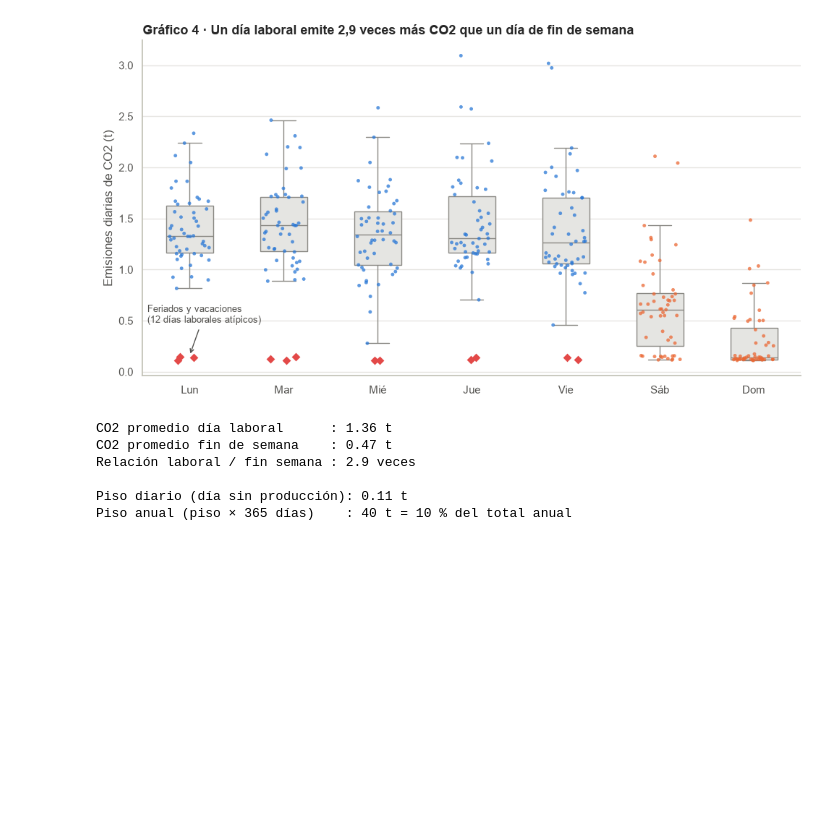
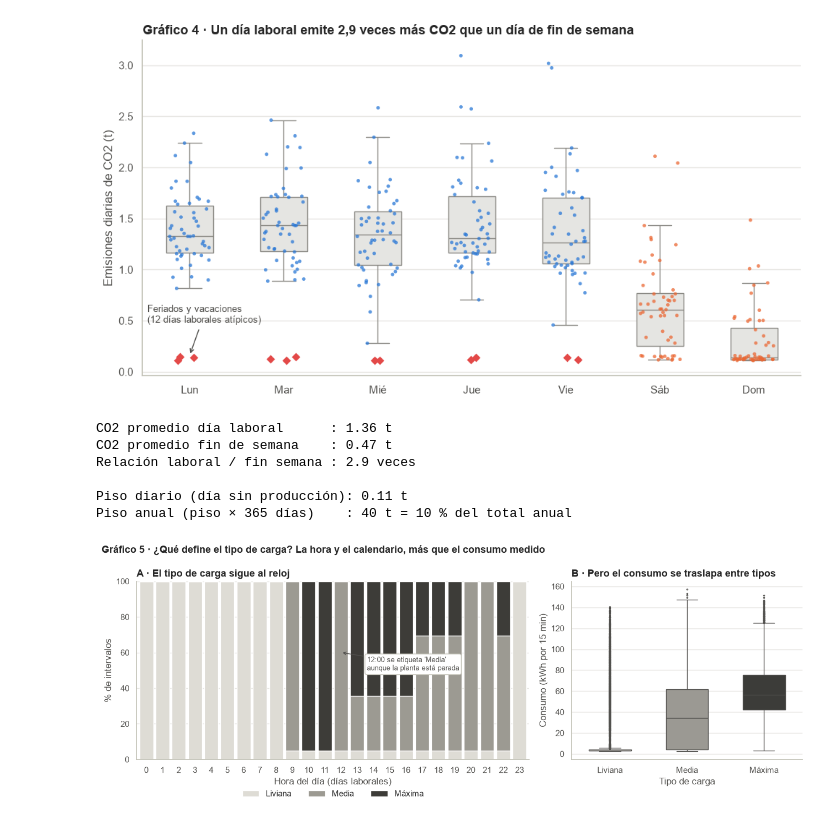
Before and after one commit to mariacaro-freefire/steel-energy-analytics, a Jupyter notebook: notebooks/02_EDA.ipynb, the cells around one changed output. Saved outputs shown, nothing was run; the diff lists cells and outputs as text; code cells hidden in the pictures; blank space fills up the shorter version.

Commit message:
EDA: gráfico 5 de tipo de carga y regla de calendario

```diff
--- a/notebooks/02_EDA.ipynb
+++ b/notebooks/02_EDA.ipynb
@@ -442,3 +442,59 @@ Relación laboral / fin semana : 2.9 veces
 
 Piso diario (día sin producción): 0.11 t
 Piso anual (piso × 365 días)    : 40 t = 10 % del total anual
+# %%
+# =============================================================
+# Celda 13: GRÁFICO 5 - ¿Qué define el tipo de carga?
+# =============================================================
+# Colores: tipo_carga tiene ORDEN (liviana < media < máxima), así que usamos
+# una escala secuencial de un solo tono, de claro a oscuro.
+# Más oscuro = más carga. Un arcoíris confundiría ese orden.
+COLORES_CARGA = {"Light_Load": "#dedcd5", "Medium_Load": "#9c9a92", "Maximum_Load": "#3d3c38"}
+NOMBRES_CARGA = {"Light_Load": "Liviana", "Medium_Load": "Media", "Maximum_Load": "Máxima"}
+TIPOS = ["Light_Load", "Medium_Load", "Maximum_Load"]
+
+fig, (ax1, ax2) = plt.subplots(1, 2, figsize=(13, 5),
+                               gridspec_kw={"width_ratios": [1.7, 1]})
+
+# --- Panel A: composición del tipo de carga por hora (solo días laborales) ---
+# crosstab cuenta combinaciones hora × tipo; normalize="index" lo pasa a
+# proporción dentro de cada hora (cada barra suma 100 %).
+laborales = df[df["tipo_dia"] == "Weekday"]
+mezcla = pd.crosstab(laborales["hora"], laborales["tipo_carga"], normalize="index") * 100
+
+base = np.zeros(24)   # altura acumulada para apilar las barras
+for tipo in TIPOS:
+    ax1.bar(mezcla.index, mezcla[tipo], bottom=base, color=COLORES_CARGA[tipo],
+            width=0.85, edgecolor="white", linewidth=1, label=NOMBRES_CARGA[tipo])
+    base += mezcla[tipo].values
+
+ax1.set_xticks(range(24))
+ax1.set_xlim(-0.6, 23.6)
+ax1.set_ylim(0, 100)
+ax1.set_xlabel("Hora del día (días laborales)")
+ax1.set_ylabel("% de intervalos")
+ax1.set_title("A · El tipo de carga sigue al reloj")
+ax1.legend(frameon=False, ncol=3, loc="upper center", bbox_to_anchor=(0.5, -0.13))
+ax1.annotate("12:00 se etiqueta 'Media'\naunque la planta está parada",
+             xy=(12, 60), xytext=(13.6, 50), fontsize=9, color=COLOR_TEXTO,
+             bbox=dict(boxstyle="round,pad=0.3", fc="white", ec="#c3c2b7"),
+             arrowprops=dict(arrowstyle="->", color=COLOR_TEXTO))
+
+# --- Panel B: distribución del consumo por tipo de carga ---
+sns.boxplot(data=df, x="tipo_carga", y="consumo_kwh", hue="tipo_carga",
+            palette=COLORES_CARGA, legend=False, dodge=False, width=0.55,
+            fliersize=1.5, linecolor=COLOR_TEXTO, ax=ax2)
+ax2.set_xticks([0, 1, 2])
+ax2.set_xticklabels([NOMBRES_CARGA[t] for t in TIPOS])
+ax2.set_xlabel("Tipo de carga")
+ax2.set_ylabel("Consumo (kWh por 15 min)")
+ax2.set_title("B · Pero el consumo se traslapa entre tipos")
+
+fig.suptitle("Gráfico 5 · ¿Qué define el tipo de carga? La hora y el calendario, más que el consumo medido",
+             x=0.01, ha="left", fontweight="bold", fontsize=13)
+sns.despine()
+plt.tight_layout()
+plt.savefig(FIG_DIR / "g5_tipo_carga.png", dpi=150, bbox_inches="tight")
+plt.show()
+# %% [output]
+[figure, added]
```
Also changed, not shown: parts of 1 cell of this notebook, 1 other file.
